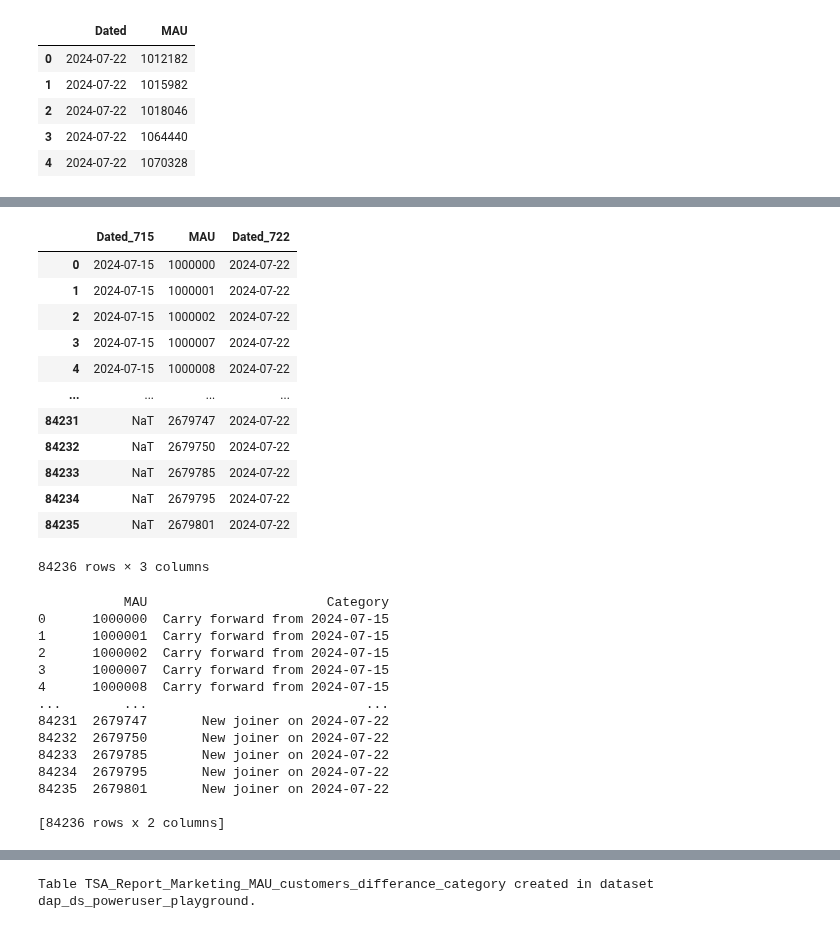
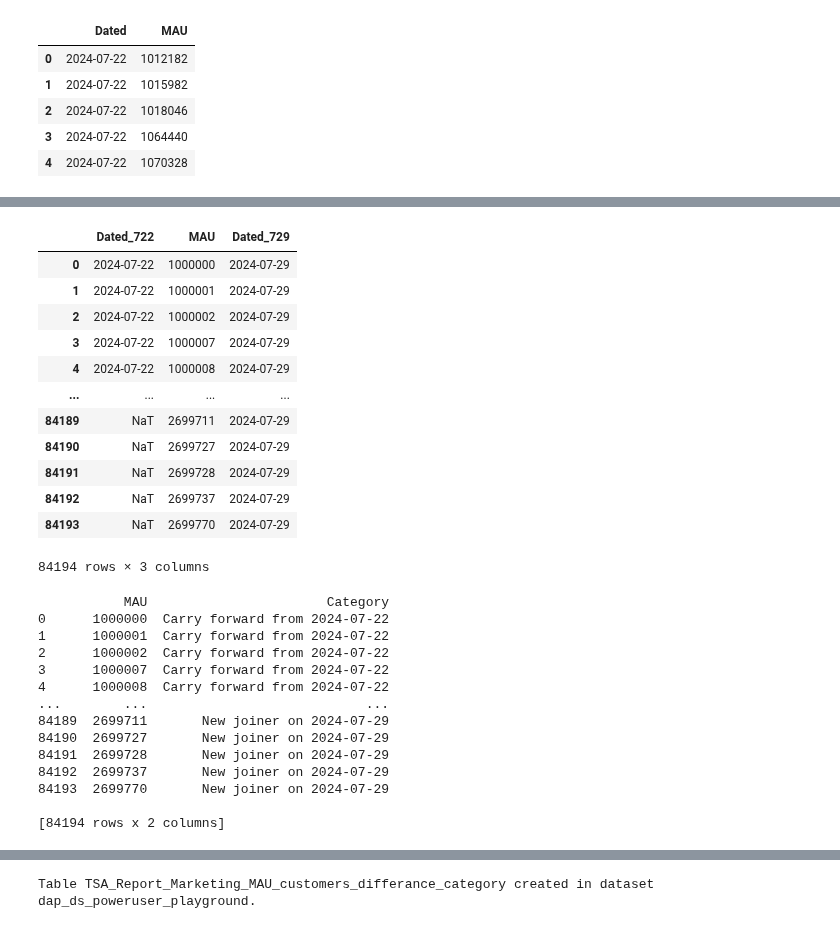
Before and after one commit to dchakroborti-tonik/MAU_MMAU_REPORT, a Jupyter notebook: TSA_REPORT_TEMPLATE_v2.ipynb, the cells around one changed output, grey strips where cells are left out. Saved outputs shown, nothing was run; the diff lists cells and outputs as text; code cells hidden in the pictures.

Commit message:
Added data for week starting from 29th July 2024

```diff
--- a/TSA_REPORT_TEMPLATE_v2.ipynb
+++ b/TSA_REPORT_TEMPLATE_v2.ipynb
@@ -35,8 +35,8 @@ def get_week_start_dates(start_date, end_date):
         current_date += relativedelta(weeks=1)
     return week_start_dates
 
-start_date = datetime.date(2024, 7, 22)
-end_date = datetime.date(2024, 7, 28)
+start_date = datetime.date(2024, 7, 29)
+end_date = datetime.date(2024, 8, 4)
 
 week_start_dates = get_week_start_dates(start_date, end_date)
 print(week_start_dates)
@@ -730,4 +731,4 @@ Length: 6, dtype: datetime64[ns]
 # %%
 # Separate data into two dataframes based on date
-df_715 = df[df['Dated'] == '2024-07-15'].reset_index(drop=True)
 df_722 = df[df['Dated'] == '2024-07-22'].reset_index(drop=True)
+df_729 = df[df['Dated'] == '2024-07-29'].reset_index(drop=True)
@@ -752,30 +753,30 @@ df_722.head()
 # %%
 # Merge to find customers present on both dates
-merged = pd.merge(df_715, df_722, on='MAU', suffixes=('_715', '_722'), how='outer')
+merged = pd.merge(df_722, df_729, on='MAU', suffixes=('_722', '_729'), how='outer')
 merged
 # %% [output]
-|  | Dated_715 | MAU | Dated_722 |
-| 0 | 2024-07-15 | 1000000 | 2024-07-22 |
-| 1 | 2024-07-15 | 1000001 | 2024-07-22 |
-| 2 | 2024-07-15 | 1000002 | 2024-07-22 |
-| 3 | 2024-07-15 | 1000007 | 2024-07-22 |
-| 4 | 2024-07-15 | 1000008 | 2024-07-22 |
+|  | Dated_722 | MAU | Dated_729 |
+| 0 | 2024-07-22 | 1000000 | 2024-07-29 |
+| 1 | 2024-07-22 | 1000001 | 2024-07-29 |
+| 2 | 2024-07-22 | 1000002 | 2024-07-29 |
+| 3 | 2024-07-22 | 1000007 | 2024-07-29 |
+| 4 | 2024-07-22 | 1000008 | 2024-07-29 |
 | ... | ... | ... | ... |
-| 84231 | NaT | 2679747 | 2024-07-22 |
-| 84232 | NaT | 2679750 | 2024-07-22 |
-| 84233 | NaT | 2679785 | 2024-07-22 |
-| 84234 | NaT | 2679795 | 2024-07-22 |
-| 84235 | NaT | 2679801 | 2024-07-22 |
+| 84189 | NaT | 2699711 | 2024-07-29 |
+| 84190 | NaT | 2699727 | 2024-07-29 |
+| 84191 | NaT | 2699728 | 2024-07-29 |
+| 84192 | NaT | 2699737 | 2024-07-29 |
+| 84193 | NaT | 2699770 | 2024-07-29 |
-84236 rows × 3 columns
+84194 rows × 3 columns
 # %%
 # Function to categorize customer presence
 def categorize_presence(row):
-    if pd.isna(row['Dated_722']):
-        return 'Not available on 2024-07-22'
-    elif pd.isna(row['Dated_715']):
-        return 'New joiner on 2024-07-22'
+    if pd.isna(row['Dated_729']):
+        return 'Not available on 2024-07-29'
+    elif pd.isna(row['Dated_722']):
+        return 'New joiner on 2024-07-29'
     else:
-        return 'Carry forward from 2024-07-15'
+        return 'Carry forward from 2024-07-22'
 
 # Apply function to create category column
 merged['Category'] = merged.apply(categorize_presence, axis=1)
@@ -784,17 +785,17 @@ merged['Category'] = merged.apply(categorize_presence, axis=1)
 print(merged[['MAU', 'Category']])
 # %% [output]
            MAU                       Category
-0      1000000  Carry forward from 2024-07-15
-1      1000001  Carry forward from 2024-07-15
-2      1000002  Carry forward from 2024-07-15
-3      1000007  Carry forward from 2024-07-15
-4      1000008  Carry forward from 2024-07-15
+0      1000000  Carry forward from 2024-07-22
+1      1000001  Carry forward from 2024-07-22
+2      1000002  Carry forward from 2024-07-22
+3      1000007  Carry forward from 2024-07-22
+4      1000008  Carry forward from 2024-07-22
 ...        ...                            ...
-84231  2679747       New joiner on 2024-07-22
-84232  2679750       New joiner on 2024-07-22
-84233  2679785       New joiner on 2024-07-22
-84234  2679795       New joiner on 2024-07-22
-84235  2679801       New joiner on 2024-07-22
+84189  2699711       New joiner on 2024-07-29
+84190  2699727       New joiner on 2024-07-29
+84191  2699728       New joiner on 2024-07-29
+84192  2699737       New joiner on 2024-07-29
+84193  2699770       New joiner on 2024-07-29
 
-[84236 rows x 2 columns]
+[84194 rows x 2 columns]
 # %%
```
Also changed, not shown: parts of 26 cells of this notebook.
